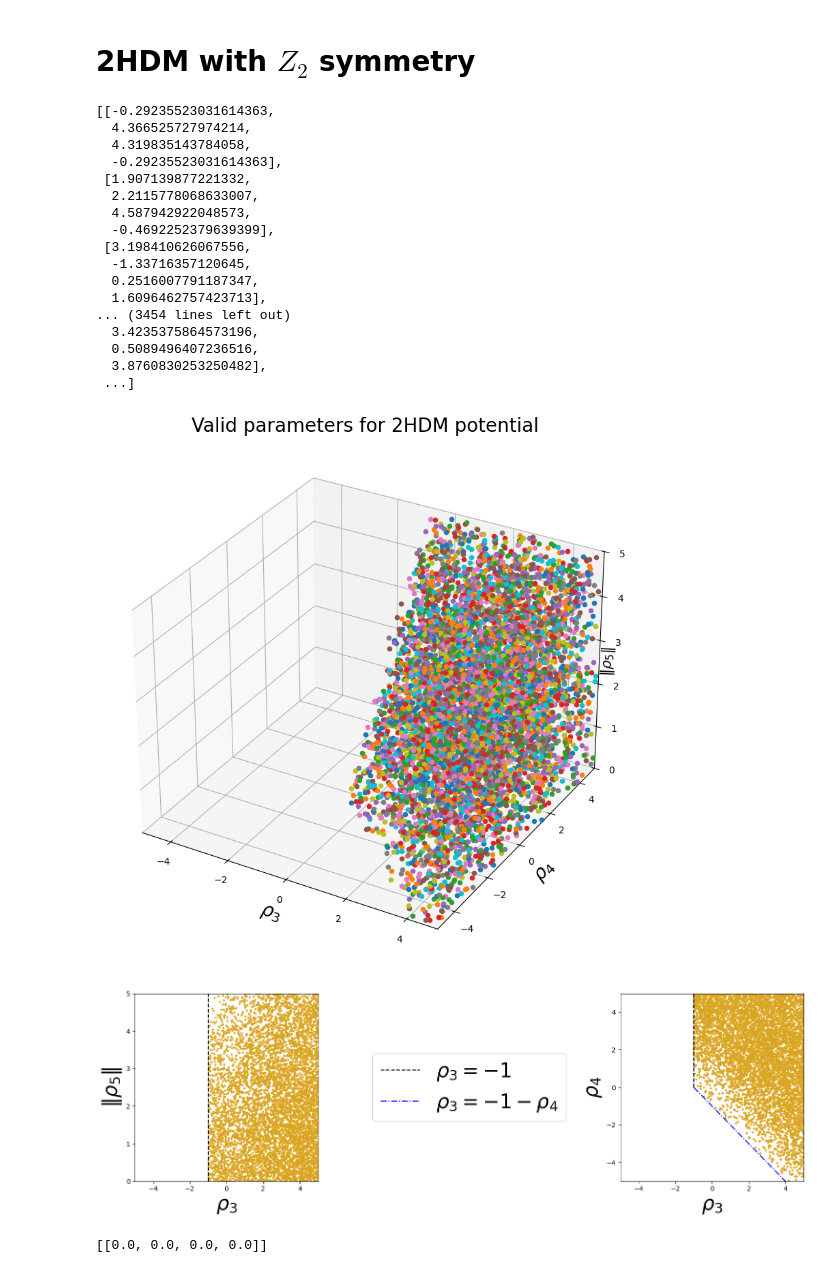
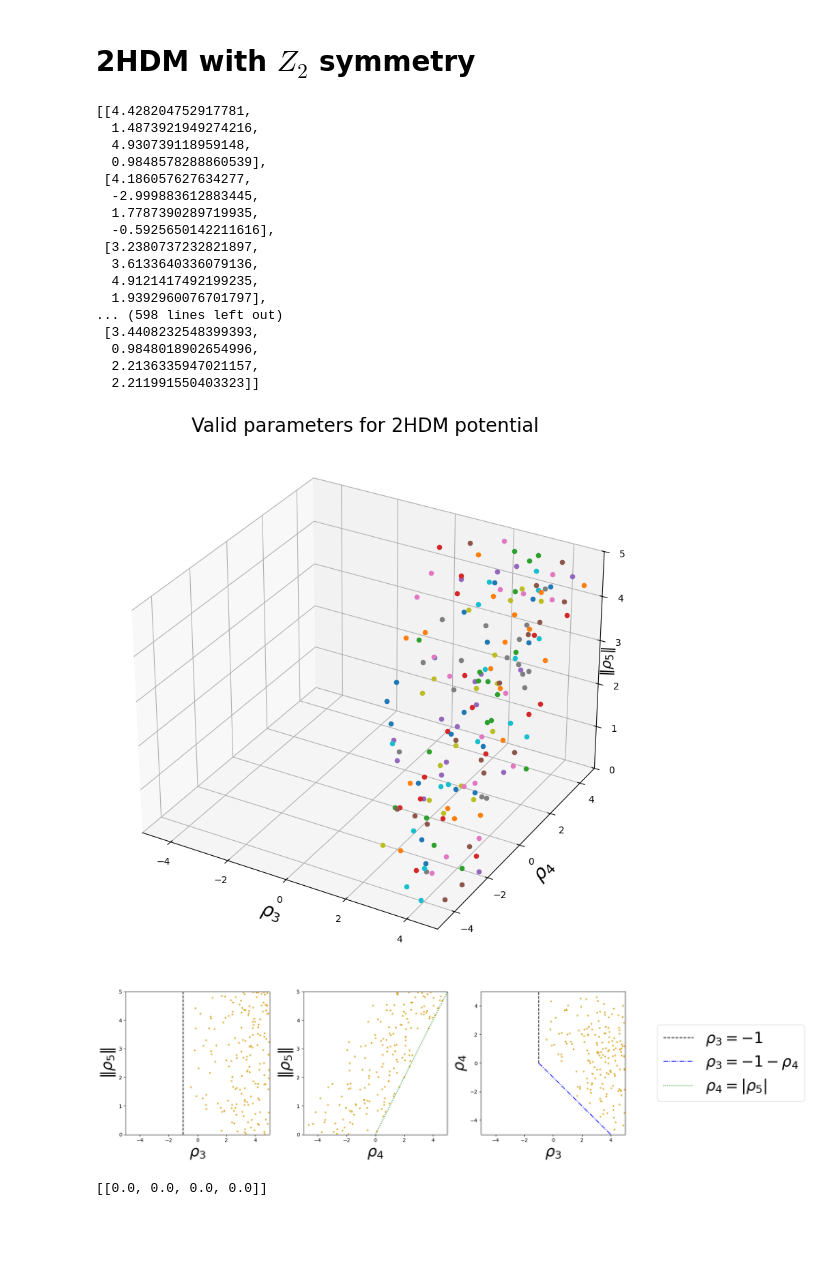
Before and after one commit to jdlpv/Theoretical-constraints-on-beyond-Standard-Model-extensions-of-the-Higgs-potential, a Jupyter notebook: main.ipynb, the cells around one changed output. Drawn from its saved outputs; the diff is of its cells as text; code cells hidden in the pictures; blank space fills up the shorter version.

```diff
--- a/main.ipynb
+++ b/main.ipynb
@@ -8,7 +8,7 @@ from joblib import Parallel, delayed
 # %% [markdown]
 # 2HDM with $Z_2$ symmetry
 # %%
-dim = 20000 # Number of (pseudo-)random numbers.
+dim = 1000 # Number of (pseudo-)random numbers.
 
 # The idea is to generate some (pseudo-)random numbers so as to find which combination is valid, in light of the analysis presented in the Master' Thesis associated with this code.
 
@@ -43,7 +43,7 @@ def search_minimum_values(rho_3_param,rho_4_param,rho_5_param,dim_parameter,epsi
         rho_3_eff_min[k] = np.min(rho_3_eff)
         V = (1/2)*x**2+(1/2)*y**2+rho_3_eff_min[k]*x*y
         #
-        if np.min(V) >= -epsilon: ##The minus sign is to include 0.
+        if ((np.min(V) >= -epsilon) & (rho_5_param[k] > rho_4_param[k])): ##The minus sign is to include 0.
             rho_3_eff_min_valid.append([float(rho_3_param[k]),float(rho_4_param[k]),float(rho_5_param[k]),float(rho_3_eff_min[k])])
 
             # It is possible to use the following code in order to work with np.float64:
@@ -59,23 +59,23 @@ def search_minimum_values(rho_3_param,rho_4_param,rho_5_param,dim_parameter,epsi
 valid_values = search_minimum_values(rho_3,rho_4,rho_5,dim,10**(-5))
 valid_values
 # %% [output]
-[[-0.29235523031614363,
-  4.366525727974214,
-  4.319835143784058,
-  -0.29235523031614363],
- [1.907139877221332,
-  2.2115778068633007,
-  4.587942922048573,
-  -0.4692252379639399],
- [3.198410626067556,
-  -1.33716357120645,
-  0.2516007791187347,
-  1.6096462757423713],
-... (3454 lines left out)
-  3.4235375864573196,
-  0.5089496407236516,
-  3.8760830253250482],
- ...]
+[[4.428204752917781,
+  1.4873921949274216,
+  4.930739118959148,
+  0.9848578288860539],
+ [4.186057627634277,
+  -2.999883612883445,
+  1.7787390289719935,
+  -0.5925650142211616],
+ [3.2380737232821897,
+  3.6133640336079136,
+  4.9121417492199235,
+  1.9392960076701797],
+... (598 lines left out)
+ [3.4408232548399393,
+  0.9848018902654996,
+  2.2136335947021157,
+  2.211991550403323]]
 # %%
 # Plot of the results
 
@@ -97,48 +97,61 @@ ax.set_title('Valid parameters for 2HDM potential',fontsize=20)
 
 plt.show()
 # %% [output]
-[figure, old version]
+[figure, new version]
 # %%
 # Projection on different planes
 
-fig = plt.figure(figsize=(15,5))
-ax = fig.add_subplot(131)
+fig = plt.figure(figsize=(20,5))
+ax = fig.add_subplot(141)
 
 for point in np.linspace(0, len(valid_values)-1, len(valid_values)):
     ax.scatter(valid_values[int(point)][0], valid_values[int(point)][2],color='goldenrod',s=5)
 
 ax.set_xlabel(r'$\rho_{3}$',fontsize=30)
 ax.set_ylabel(r'$\|\rho_{5}\|$',fontsize=30)
 ax.set_xlim([-5, 5])
 ax.set_ylim([0, 5])
 
 plt.plot(np.linspace(-1,-1,100),np.linspace(0,5,100),color='black',linestyle='--')
 
-ax = fig.add_subplot(133)
+ax = fig.add_subplot(143)
 
 for point in np.linspace(0, len(valid_values)-1, len(valid_values)):
     ax.scatter(valid_values[int(point)][0], valid_values[int(point)][1],color='goldenrod',s=5)
 
 ax.set_xlabel(r'$\rho_{3}$',fontsize=30)
 ax.set_ylabel(r'$\rho_{4}$',fontsize=30)
 ax.set_xlim([-5, 5])
 ax.set_ylim([-5, 5])
 
 plt.plot(np.linspace(-1,-1,100),np.linspace(0,5,100),color='black',linestyle='--')
 plt.plot(np.linspace(-1,5,100),-1-np.linspace(-1,5,100),color='blue',linestyle='-.')
 
-ax2 = fig.add_subplot(132)
+ax2 = fig.add_subplot(144)
 
 plt.plot([],[],color='black',linestyle='--',label=r'$\rho_{3}=-1$')
 plt.plot([],[],color='blue',linestyle='-.',label=r'$\rho_{3}=-1-\rho_{4}$')
+plt.plot([],[],color='green',linestyle=':',label=r'$\rho_{4}=|\rho_{5}|$')
 plt.legend(loc='center',fontsize=30)
 ax2.axis('off')
+
+ax = fig.add_subplot(142)
+
+for point in np.linspace(0, len(valid_values)-1, len(valid_values)):
+    ax.scatter(valid_values[int(point)][1], valid_values[int(point)][2],color='goldenrod',s=5)
+
+ax.set_xlabel(r'$\rho_{4}$',fontsize=30)
+ax.set_ylabel(r'$\|\rho_{5}\|$',fontsize=30)
+ax.set_xlim([-5, 5])
+ax.set_ylim([0, 5])
+
+plt.plot(np.linspace(0,5,100),np.linspace(0,5,100),color='green',linestyle=':')
 
 
 plt.tight_layout()
 plt.show()
 # %% [output]
-[figure, old version]
+[figure, new version]
 # %%
 # Check!
 
```
Also changed, not shown: 1 other file.
